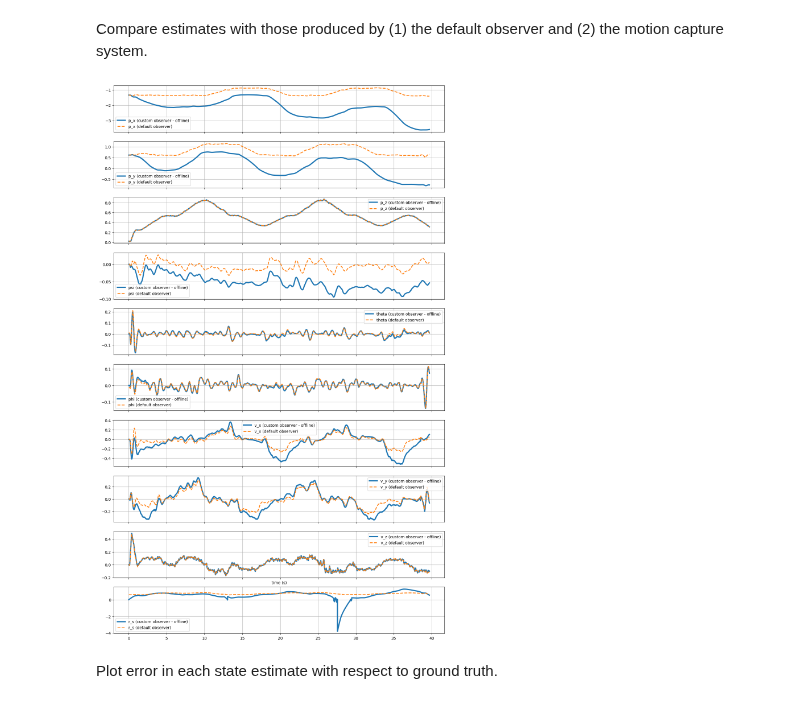
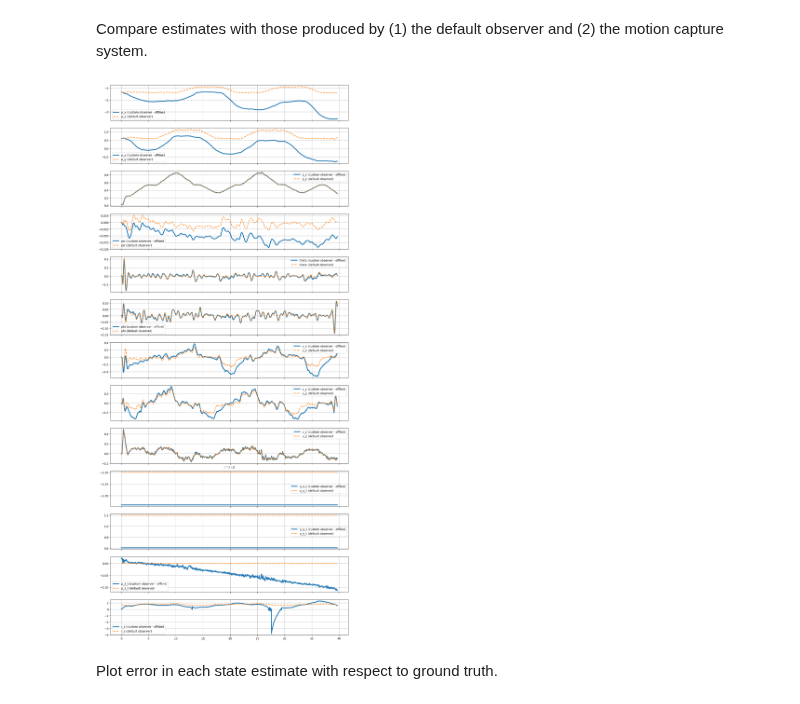
Before and after one commit to Chairless-maybe/crazyflie-client, a Jupyter notebook: project/offline-implementation.ipynb, the cells around one changed output. Drawn from its saved outputs; the diff is of its cells as text; code cells hidden in the pictures.

```diff
--- a/project/offline-implementation.ipynb
+++ b/project/offline-implementation.ipynb
@@ -457,6 +457,9 @@ for i in range(len(t)):
     v_x_offline[i] = v_x
     v_y_offline[i] = v_y
     v_z_offline[i] = v_z
+    p_x_t_offline[i] = p_x_t
+    p_y_t_offline[i] = p_y_t
+    p_z_t_offline[i] = p_z_t
     r_s_offline[i] = r_s
 # %% [markdown]
 Compute error in each state estimate (relative to state estimates produced by the default observer and logged during the flight test).
@@ -465,9 +468,15 @@ p_x_t_w = -1.2
 p_y_t_w = 1.2
 p_z_t_w = 0.
 
+p_t_w = np.array([p_x_t_w, p_y_t_w, p_z_t_w])
+
 p_x_t_default = p_x_default - p_x_t_w
 p_y_t_default = p_y_default - p_y_t_w
 p_z_t_default = p_z_default - p_z_t_w
+
+p_x_t_w_offline = p_x_offline - p_x_t_offline
+p_y_t_w_offline = p_y_offline - p_y_t_offline
+p_z_t_w_offline = p_z_offline - p_z_t_offline
 
 p_b_t_default = np.block([[p_x_t_default], [p_y_t_default], [p_z_t_default]]).T
 
@@ -500,35 +512,41 @@ Compare estimates with those produced by (1) the default observer and (2) the mo
 def comparison_plot(t, s_offline, s_default, name, ax, s_mocap=None):
     ax.plot(t, s_offline, label=f'{name} (custom observer - offline)', linewidth=3)
     ax.plot(t, s_default, '--', label=f'{name} (default observer)', linewidth=2)
     if s_mocap is not None:
         ax.plot(t, s_mocap, ':', label=f'{name} (mocap)', linewidth=4)
     ax.legend()
     ax.grid()
 
 fig, (ax_p_x,
       ax_p_y,
       ax_p_z,
       ax_psi,
       ax_theta,
       ax_phi,
       ax_v_x,
       ax_v_y,
       ax_v_z,
-      ax_r_s) = plt.subplots(10, 1, figsize=(15, 25), sharex=True)
+      ax_p_x_t,
+      ax_p_y_t,
+      ax_p_z_t,
+      ax_r_s) = plt.subplots(13, 1, figsize=(15, 35), sharex=True)
 comparison_plot(t, p_x_offline, p_x_default, 'p_x', ax_p_x)
 comparison_plot(t, p_y_offline, p_y_default, 'p_y', ax_p_y)
 comparison_plot(t, p_z_offline, p_z_default, 'p_z', ax_p_z)
 comparison_plot(t, psi_offline, psi_default, 'psi', ax_psi)
 comparison_plot(t, theta_offline, theta_default, 'theta', ax_theta)
 comparison_plot(t, phi_offline, phi_default, 'phi', ax_phi)
 comparison_plot(t, v_x_offline, v_x_default, 'v_x', ax_v_x)
 comparison_plot(t, v_y_offline, v_y_default, 'v_y', ax_v_y)
 comparison_plot(t, v_z_offline, v_z_default, 'v_z', ax_v_z)
+comparison_plot(t, p_x_t_w_offline, p_x_t_w * np.ones(len(t)), 'p_x_t', ax_p_x_t)
+comparison_plot(t, p_y_t_w_offline, p_y_t_w * np.ones(len(t)), 'p_y_t', ax_p_y_t)
+comparison_plot(t, p_z_t_w_offline, p_z_t_w * np.ones(len(t)), 'p_z_t', ax_p_z_t)
 comparison_plot(t, r_s_offline, r_s_default, 'r_s', ax_r_s)
 ax_v_z.set_xlabel('time (s)')
 plt.show()
 # %% [output]
-[figure, old version]
+[figure, new version]
 # %% [markdown]
 Plot error in each state estimate with respect to ground truth.
 # %%
```
Also changed, not shown: parts of 1 cell of this notebook, 3 other files.
